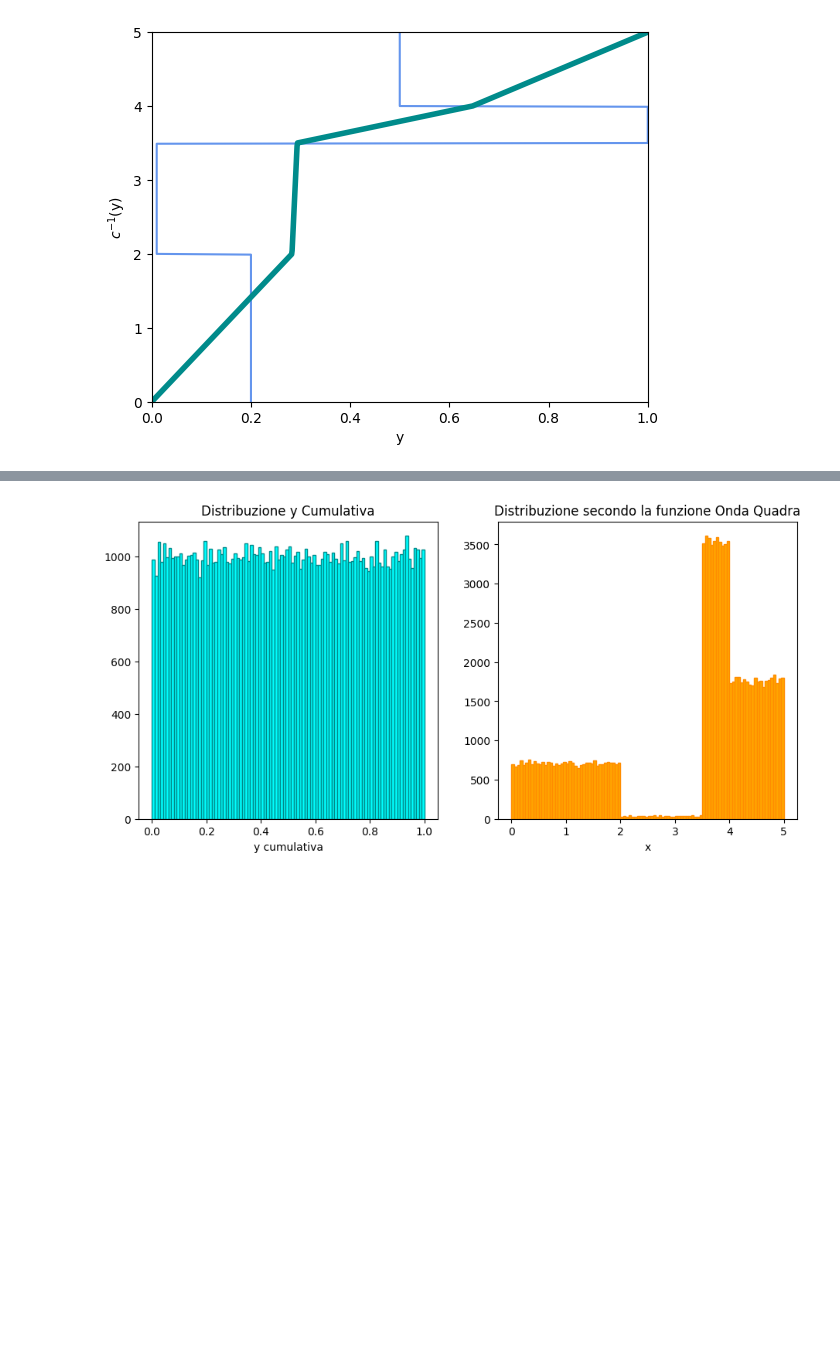
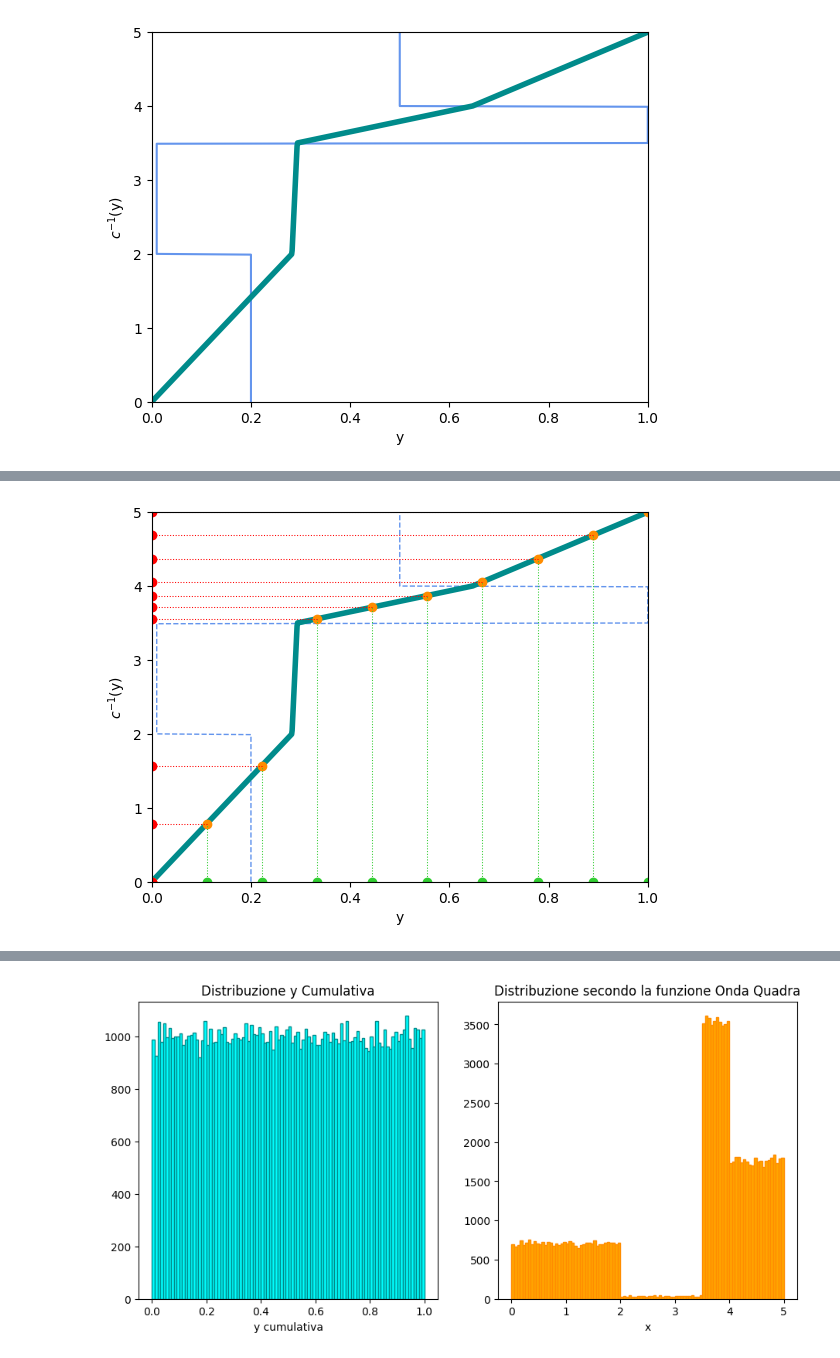
Before and after one commit to s-germani/metodi-computazionali-fisica-2023, a Jupyter notebook: notebooks/lezioni/L10_MonteCarlo.ipynb, the cells around one changed output, grey strips where cells are left out. Cells and saved outputs as stored; diff of their text form; code cells hidden in the pictures; blank space fills up the shorter version.

```diff
--- a/notebooks/lezioni/L10_MonteCarlo.ipynb
+++ b/notebooks/lezioni/L10_MonteCarlo.ipynb
@@ -493,0 +495,25 @@ plt.show()
+# %%
+# Calcolo con valori cumulativa equispaziati nell'intervallo [0,1]
+cum_check = np.linspace(0.,1.,10)
+zz = np.zeros(10)
+
+# grafico inversa cumulativa della funzione onda quadra nell'intervallo (0,5)
+plt.plot(onda_quadra(xq), xq, '--', linewidth=1, color='cornflowerblue')
+plt.plot(yc, xc, linewidth=4, color='darkcyan')
+
+plt.plot(cum_check, zz, 'o', color='limegreen')
+plt.plot(cum_check, invcum_oq(cum_check), 'o', color='darkorange')
+plt.plot(zz, invcum_oq(cum_check), 'o', color='red')
+
+
+for cc,ic in zip(cum_check, invcum_oq(cum_check)):
+    plt.plot([cc, cc], [ 0, ic], ':', linewidth=0.75, color='limegreen')
+    plt.plot([cc, 0],  [ic, ic], ':', linewidth=0.75, color='red')
+
+plt.xlim(0,1)
+plt.ylim(0,5)
+plt.xlabel('y')
+plt.ylabel(r'$c^{-1}$(y)')
+plt.show()
+# %% [output]
+[figure, added]
```
Also changed, not shown: parts of 9 cells of this notebook.
